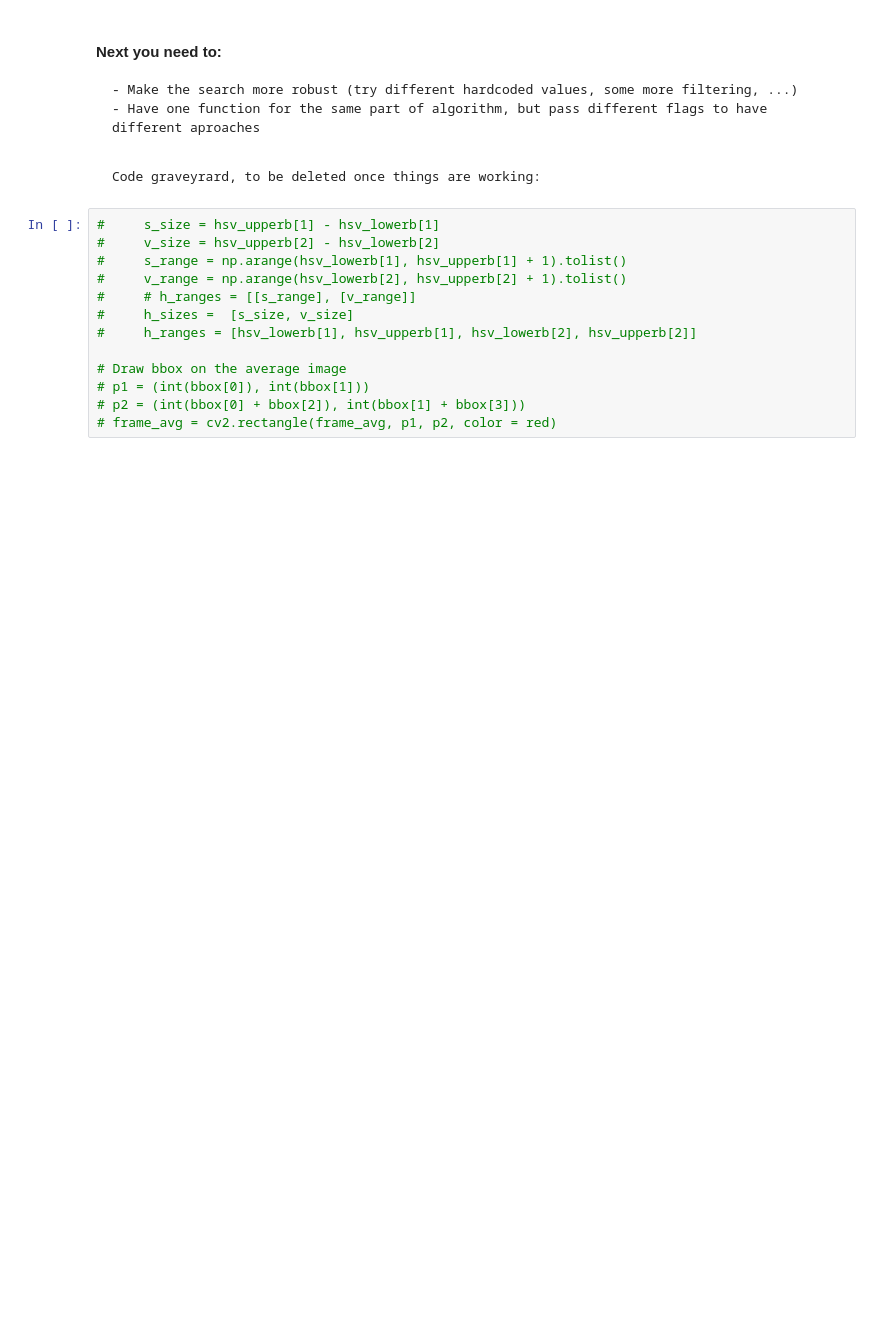
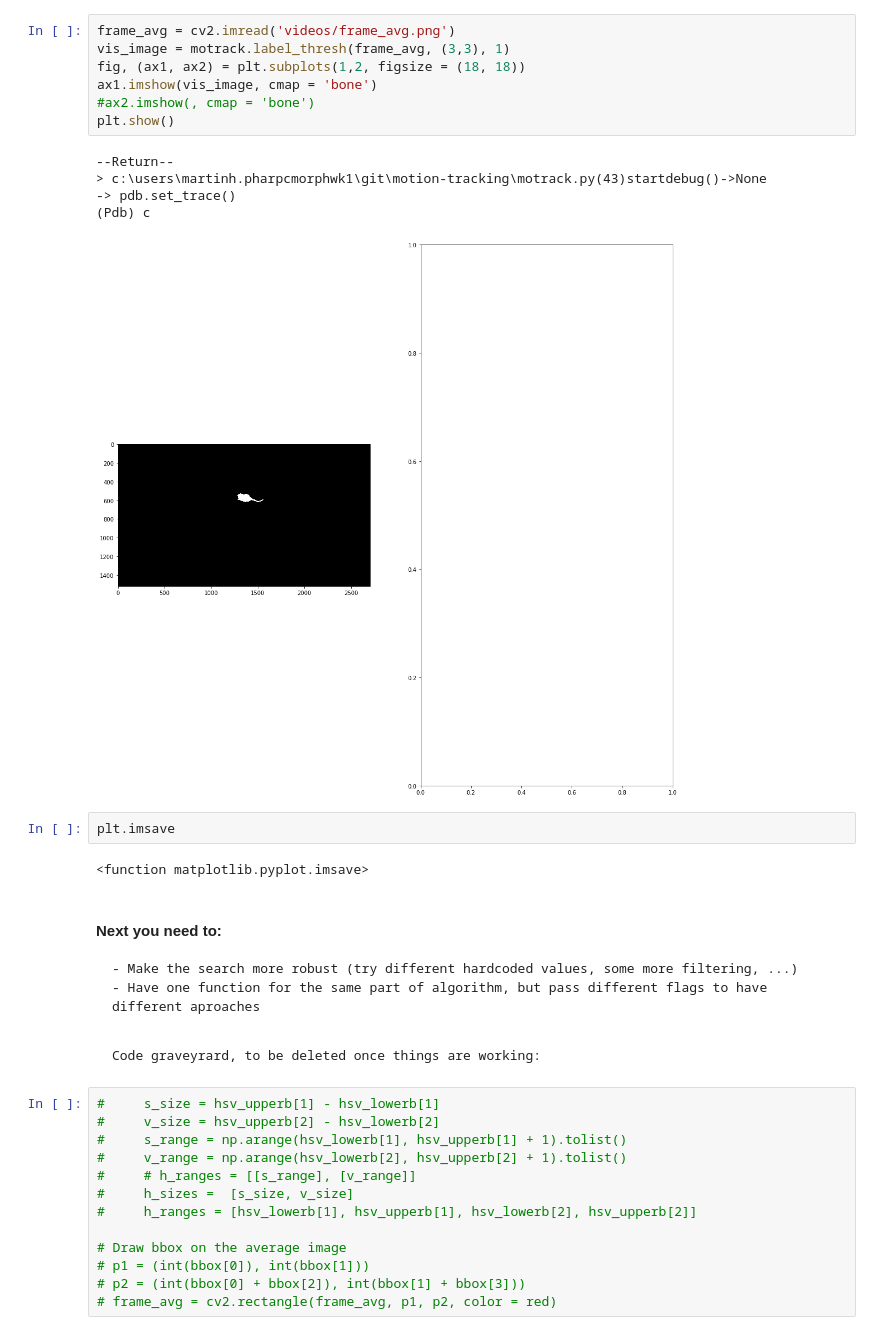
Before and after one commit to martinholub/motrack, a Jupyter notebook: motrack.ipynb, the cells around one changed output. Cells and saved outputs as stored; diff of their text form; blank space fills up the shorter version.

```diff
--- a/motrack.ipynb
+++ b/motrack.ipynb
@@ -98,3 +57,20 @@ True
+# %%
+frame_avg = cv2.imread('videos/frame_avg.png')
+vis_image = motrack.label_thresh(frame_avg, (3,3), 1)
+fig, (ax1, ax2) = plt.subplots(1,2, figsize = (18, 18))
+ax1.imshow(vis_image, cmap = 'bone')
+#ax2.imshow(, cmap = 'bone')
+plt.show()
+# %% [output]
+--Return--
+> c:\users\martinh.pharpcmorphwk1\git\motion-tracking\motrack.py(43)startdebug()->None
+-> pdb.set_trace()
+(Pdb) c
+[figure, added]
+# %%
+plt.imsave
+# %% [output]
+<function matplotlib.pyplot.imsave>
 # %% [markdown]
 #### Next you need to:
     - Make the search more robust (try different hardcoded values, some more filtering, ...)
```
Also changed, not shown: parts of 11 cells of this notebook, 2 other files.
